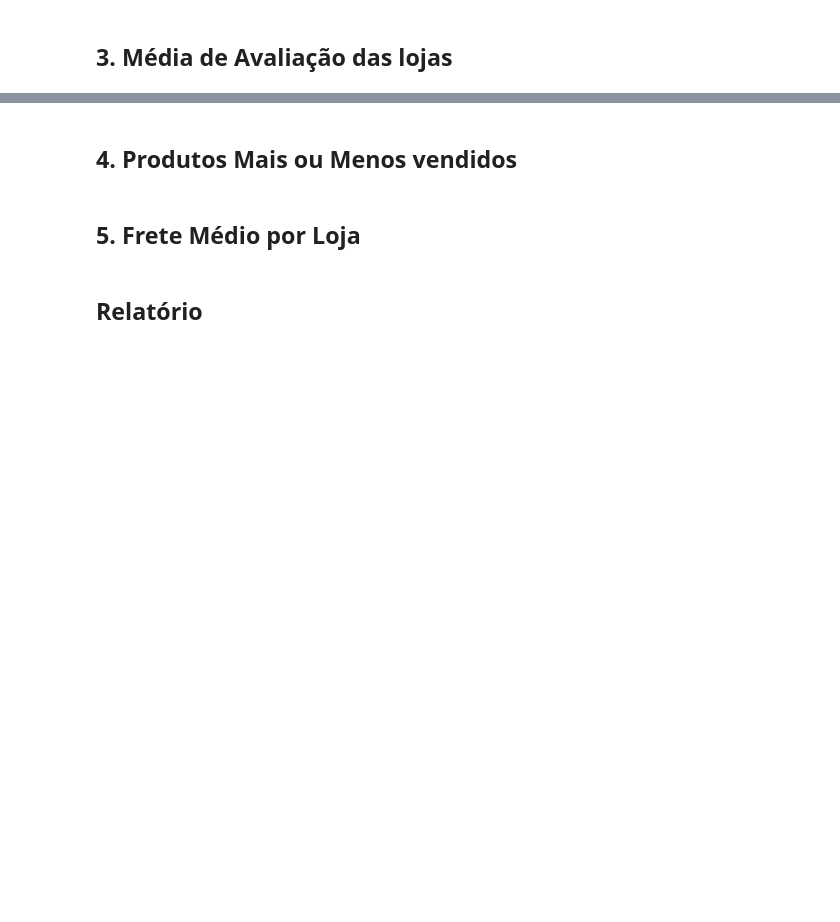
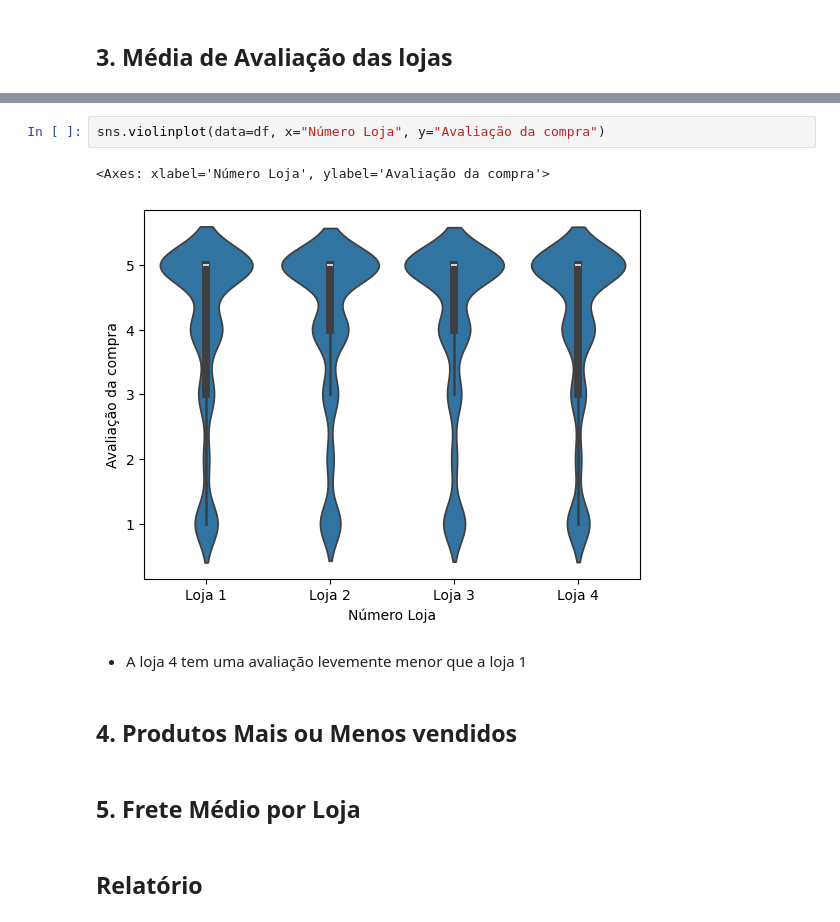
Before and after one commit to lu-scallop/eda-alura-store-challenge, a Jupyter notebook: notebooks/analise_lojas.ipynb, the cells around one changed output, grey strips where cells are left out. Saved outputs shown, nothing was run; the diff lists cells and outputs as text; blank space fills up the shorter version.

Commit message:
Adicionando análise de Avaliação de Compras

```diff
--- a/notebooks/analise_lojas.ipynb
+++ b/notebooks/analise_lojas.ipynb
@@ -364,3 +388,10 @@ plt.show()
+# %%
+sns.violinplot(data=df, x="Número Loja", y="Avaliação da compra")
+# %% [output]
+<Axes: xlabel='Número Loja', ylabel='Avaliação da compra'>
+[figure, added]
+# %% [markdown]
+* A loja 4 tem uma avaliação levemente menor que a loja 1
 # %% [markdown]
 ## 4. Produtos Mais ou Menos vendidos
 # %% [markdown]
```
Also changed, not shown: parts of 5 cells of this notebook.
